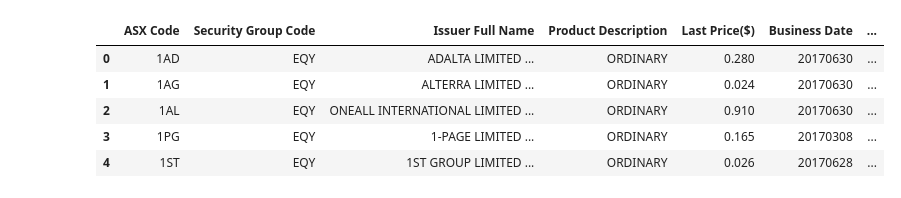
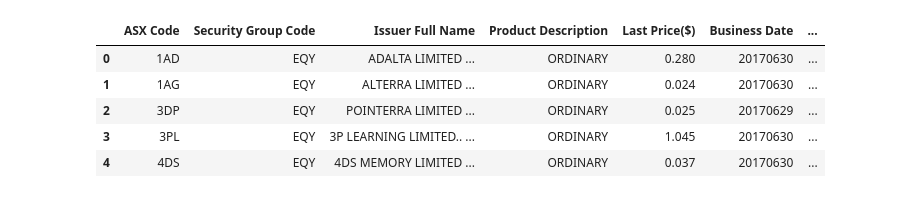
Before and after one commit to TruptiRadadiya/Australian_Stock_Market_Analysis, a Jupyter notebook: visualization/calculate_top_and_button_gainers.ipynb, the cells around one changed output. Cells and saved outputs as stored; diff of their text form; code cells hidden in the pictures.

```diff
--- a/visualization/calculate_top_and_button_gainers.ipynb
+++ b/visualization/calculate_top_and_button_gainers.ipynb
@@ -1,15 +1,16 @@
 # %%
 import pandas as pd
 
 # Read each sheet of the Excel file into separate DataFrames
-file_path = "..\\DataCleaning\\resources\\Cleaned_Final_ASX_data.csv"
+file_path = "..\\DataCleaning\\resources\\complete_stock_data.csv"
 # Read the CSV file into a DataFrame
 final_df = pd.read_csv(file_path)
+final_df['Dividends'] = 0
 final_df.head()
 # %% [output]
 |  | ASX Code | Security Group Code | Issuer Full Name | Product Description | Last Price($) | Business Date | ... |
 | 0 | 1AD | EQY | ADALTA LIMITED ... | ORDINARY | 0.280 | 20170630 | ... |
 | 1 | 1AG | EQY | ALTERRA LIMITED ... | ORDINARY | 0.024 | 20170630 | ... |
-| 2 | 1AL | EQY | ONEALL INTERNATIONAL LIMITED ... | ORDINARY | 0.910 | 20170630 | ... |
-| 3 | 1PG | EQY | 1-PAGE LIMITED ... | ORDINARY | 0.165 | 20170308 | ... |
-| 4 | 1ST | EQY | 1ST GROUP LIMITED ... | ORDINARY | 0.026 | 20170628 | ... |
+| 2 | 3DP | EQY | POINTERRA LIMITED ... | ORDINARY | 0.025 | 20170629 | ... |
+| 3 | 3PL | EQY | 3P LEARNING LIMITED.. ... | ORDINARY | 1.045 | 20170630 | ... |
+| 4 | 4DS | EQY | 4DS MEMORY LIMITED ... | ORDINARY | 0.037 | 20170630 | ... |
```
Also changed, not shown: parts of 14 cells of this notebook, 1 other file.
